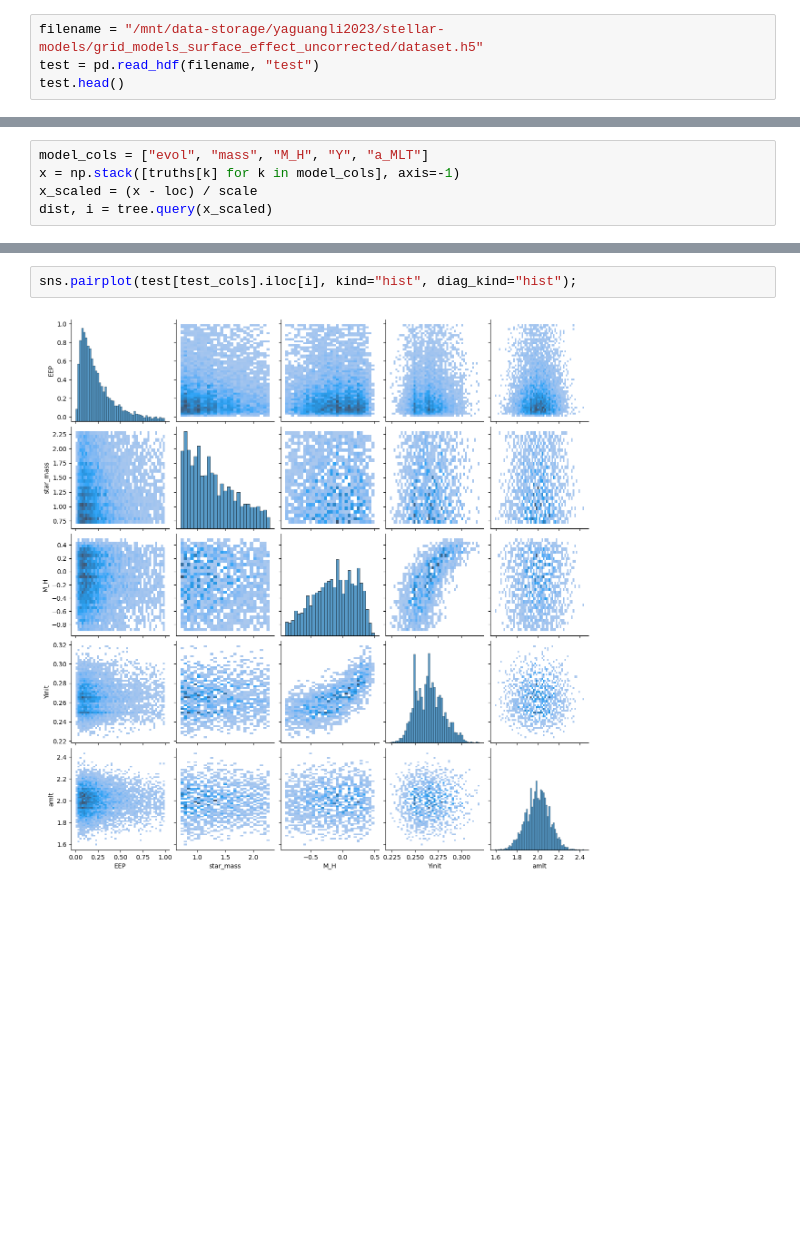
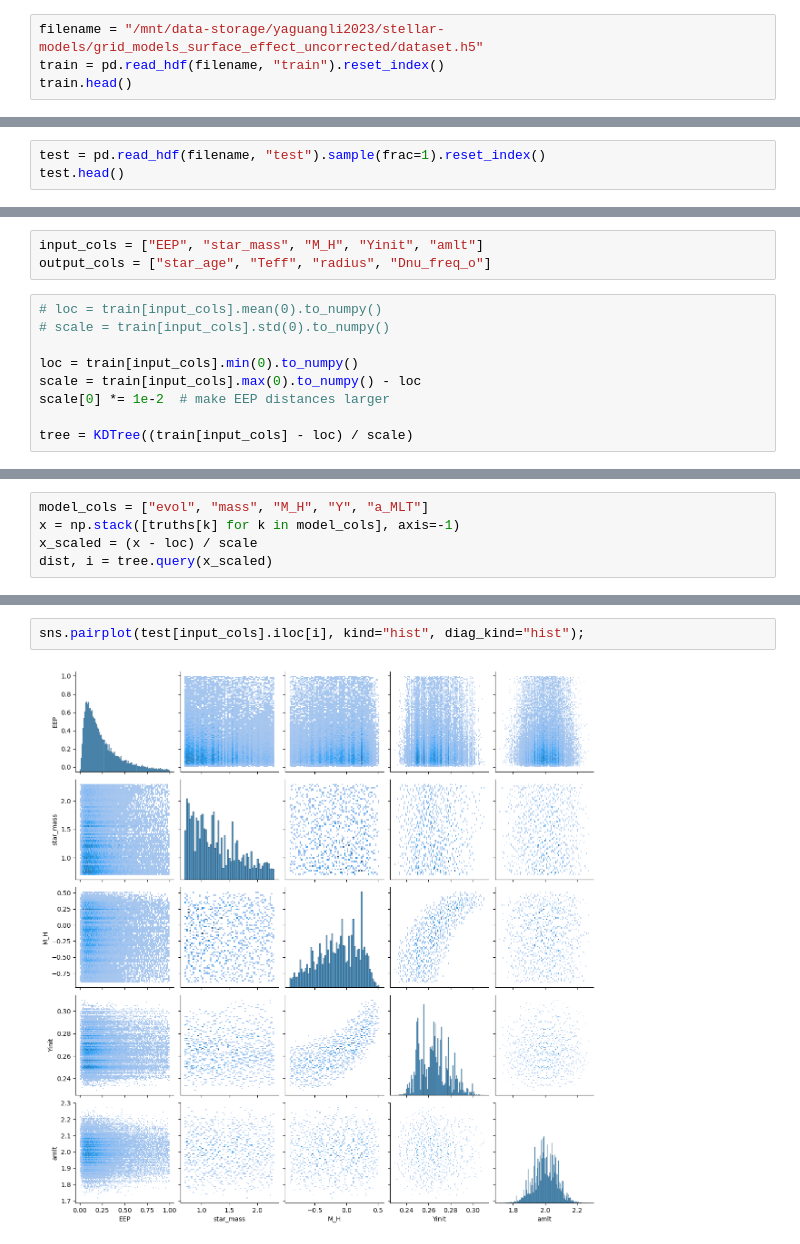
Before and after one commit to alexlyttle/scalable-stellar-inference, a Jupyter notebook: notebook/synthetic-test-stars.ipynb, the cells around one changed output, grey strips where cells are left out. Drawn from its saved outputs; the diff is of its cells as text; blank space fills up the shorter version.

```diff
--- a/notebook/synthetic-test-stars.ipynb
+++ b/notebook/synthetic-test-stars.ipynb
@@ -39,5 +51,5 @@ truths.update({k: np.array(v["value"]) for k, v in true_trace.items()})
 # %%
 filename = "/mnt/data-storage/yaguangli2023/stellar-models/grid_models_surface_effect_uncorrected/dataset.h5"
-test = pd.read_hdf(filename, "test")
-test.head()
+train = pd.read_hdf(filename, "train").reset_index()
+train.head()
 # %% [output]
@@ -55,0 +63,3 @@ tree = KDTree((test[test_cols] - loc) / scale)
+# %%
+test = pd.read_hdf(filename, "test").sample(frac=1).reset_index()
+test.head()
@@ -55,0 +74,12 @@ tree = KDTree((test[test_cols] - loc) / scale)
+# %%
+input_cols = ["EEP", "star_mass", "M_H", "Yinit", "amlt"]
+output_cols = ["star_age", "Teff", "radius", "Dnu_freq_o"]
+# %%
+# loc = train[input_cols].mean(0).to_numpy()
+# scale = train[input_cols].std(0).to_numpy()
+
+loc = train[input_cols].min(0).to_numpy()
+scale = train[input_cols].max(0).to_numpy() - loc
+scale[0] *= 1e-2  # make EEP distances larger
+
+tree = KDTree((train[input_cols] - loc) / scale)
@@ -83,4 +152,4 @@ error.quantile([.01, .16, .5, .84, .99])
 # %%
-sns.pairplot(test[test_cols].iloc[i], kind="hist", diag_kind="hist");
+sns.pairplot(test[input_cols].iloc[i], kind="hist", diag_kind="hist");
 # %% [output]
-[figure, old version]
+[figure, new version]
```
Also changed, not shown: parts of 36 cells of this notebook.
